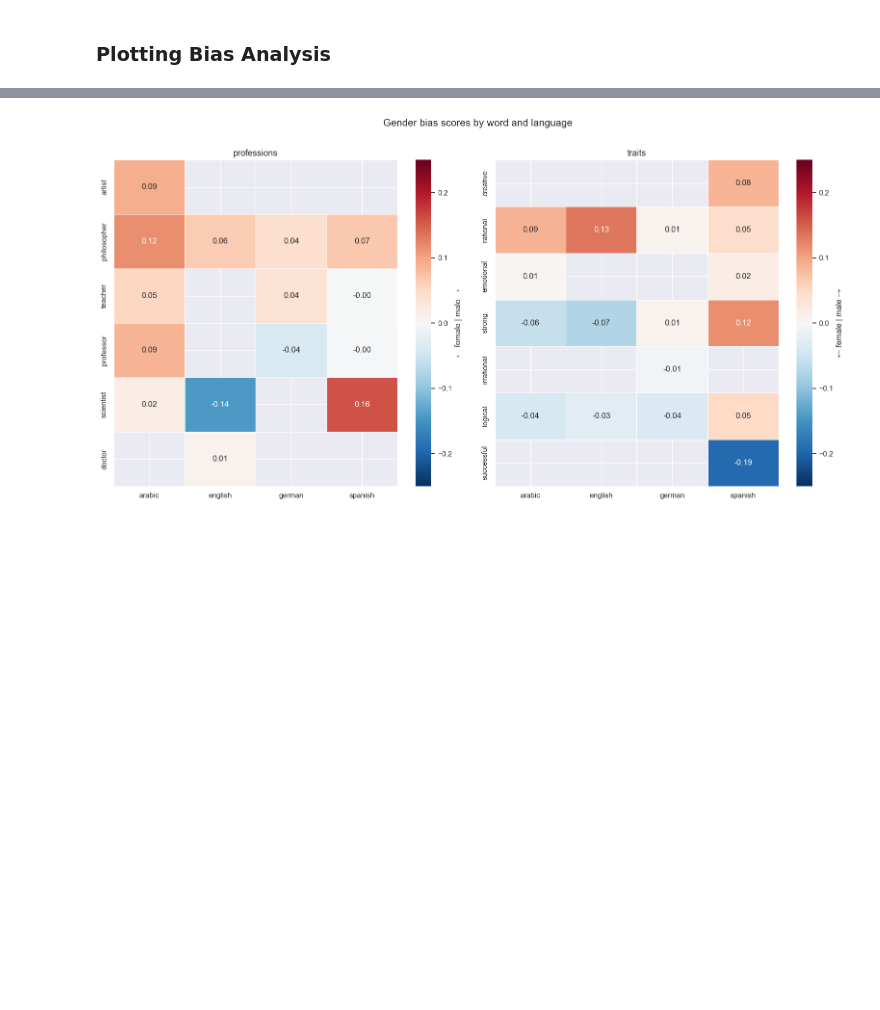
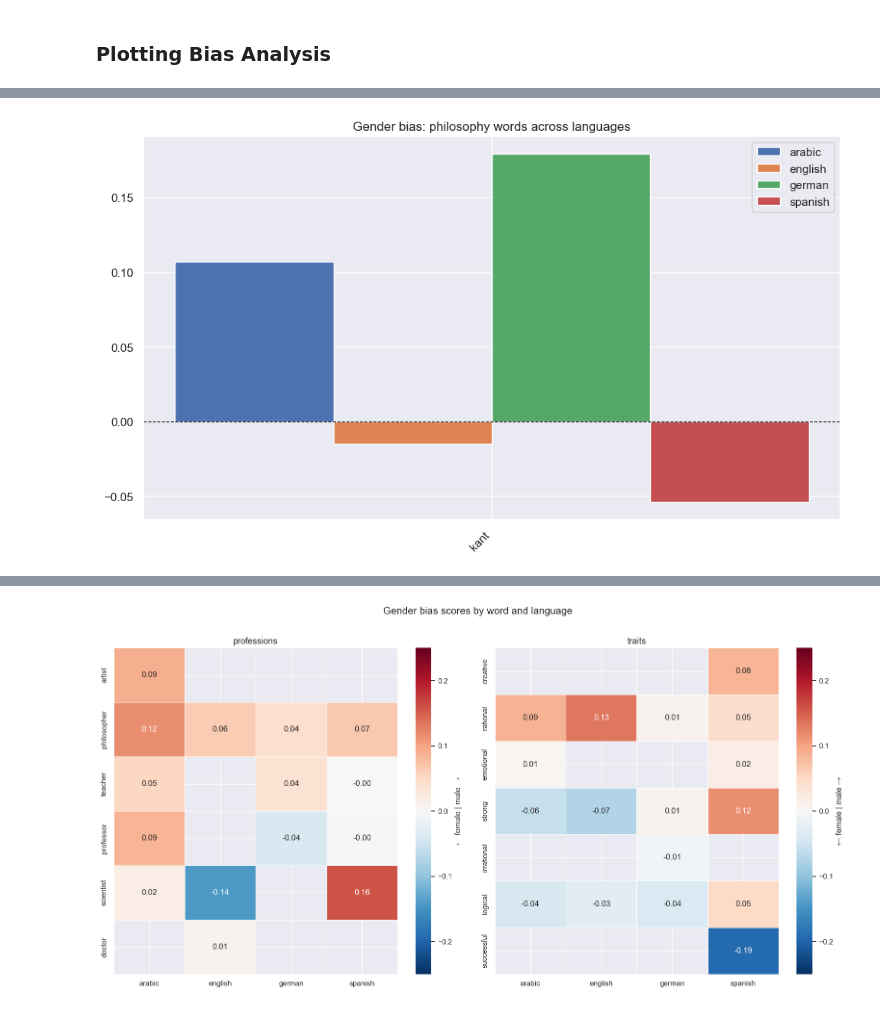
Before and after one commit to maddyjin/CS4120FinalProject, a Jupyter notebook: eda_notebooks/measuring_bias.ipynb, the cells around one changed output, grey strips where cells are left out. Drawn from its saved outputs; the diff is of its cells as text; code cells hidden in the pictures; blank space fills up the shorter version.

Commit message:
kant.

```diff
--- a/eda_notebooks/measuring_bias.ipynb
+++ b/eda_notebooks/measuring_bias.ipynb
@@ -346,2 +347,7 @@ def plot_bias_scores(df, category, figsize=(10, 6)):
+# %%
+# plot kant bias
+plot_bias_scores(kant, 'philosophy')
+# %% [output]
+[figure, added]
 # %%
 for cat in TEST_WORDS:
```
Also changed, not shown: parts of 6 cells of this notebook.
